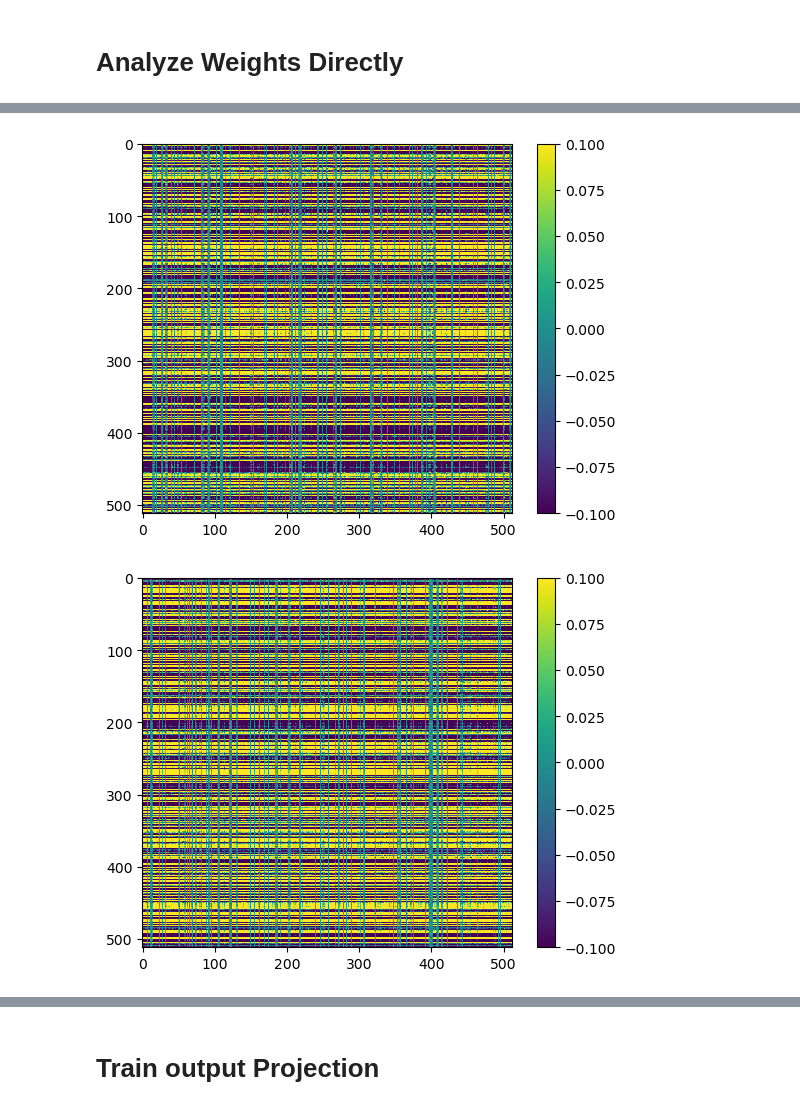
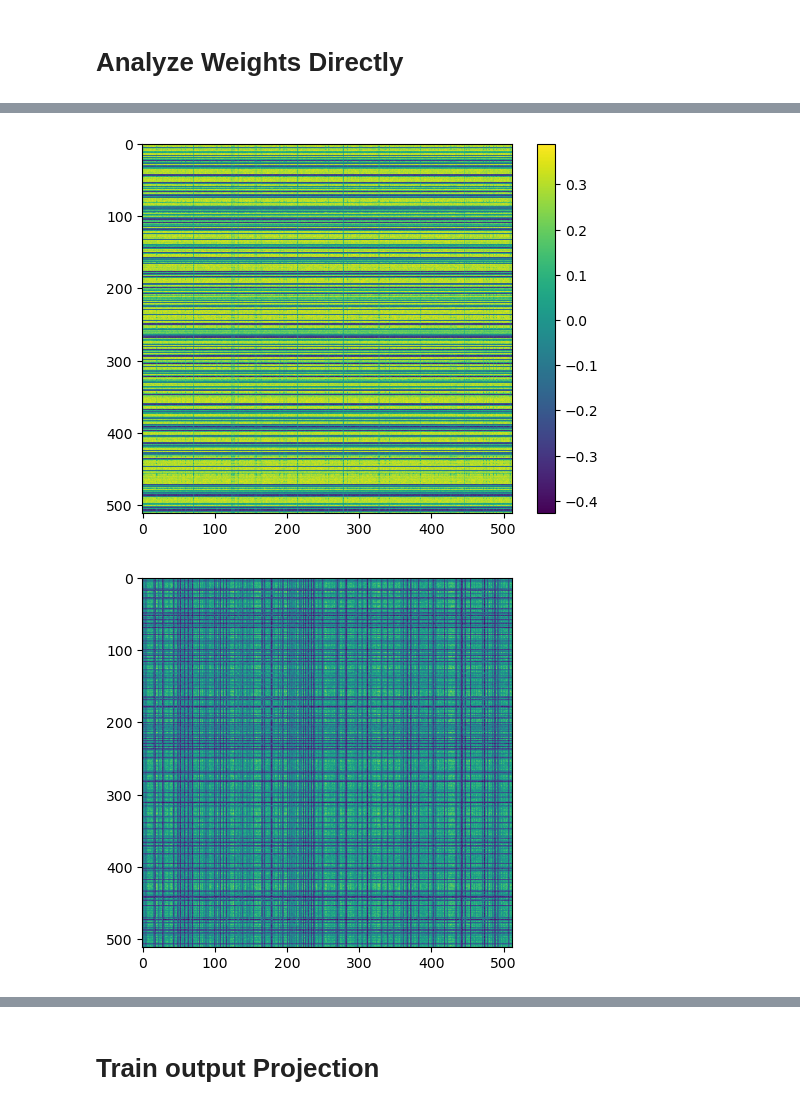
Before and after one commit to largraf/EchoSpike, a Jupyter notebook: main.ipynb, the cells around one changed output, grey strips where cells are left out. Cells and saved outputs as stored; diff of their text form; code cells hidden in the pictures.

```diff
--- a/main.ipynb
+++ b/main.ipynb
@@ -2,29 +2,29 @@
 # SNN-CLAPP
 # %%
 import matplotlib.pyplot as plt
-from utils import load_NMNIST, train, test
+from utils import load_NMNIST, load_PMNIST, train, test
 from model import CLAPP_SNN
 import numpy as np
 import torch
-
 device = 'cpu'
 epochs = 1
 batch_size = 1
-n_inputs = 34 * 34 * 2
-n_hidden = 3 * [512]
+n_inputs = 28*28 #34 * 34 * 2
+n_hidden = 2 * [512]
 n_outputs = 10
+model_id = 0
 # %% [markdown]
 ## Dataset
 N-MNIST
 # %%
-n_time_bins = 6
-train_loader, test_loader = load_NMNIST(n_time_bins, batch_size=batch_size)
+n_time_bins = 4
+train_loader, test_loader = load_PMNIST(n_time_bins, scale=0.9) #load_NMNIST(n_time_bins, batch_size=batch_size)
 
 # Plot Example
 frames, target = next(iter(train_loader))
-print(frames.shape)
+print(frames.shape, target)
 for i in range(n_time_bins):
     plt.figure()
-    plt.imshow(frames[0,i,0])
-frames, target = next(iter(train_loader))
+    plt.imshow(frames[0,i].view(28,28), cmap='gray')
+    plt.colorbar()
 # %% [output]
@@ -40,11 +37,10 @@ torch.Size([1, 6, 2, 34, 34])
 ## Training
 # %%
 
-SNN = CLAPP_SNN(n_inputs, n_hidden, n_outputs, n_time_bins).to(device)
-loss_hist, mem_history, target_list = train(SNN, train_loader, epochs, device)
-plt.plot(loss_hist)
+SNN = CLAPP_SNN(n_inputs, n_hidden, n_outputs).to(device)
+loss_hist, target_list, clapp_loss_hist = train(SNN, train_loader, epochs, device)
+plt.plot(loss_hist, label='prediction loss')
+plt.plot(clapp_loss_hist, label='CLAPP loss')
+plt.legend()
 plt.show()
-correct, clapp_activation, target_list = test(SNN, test_loader, device)
-print(correct)
-print('Accuracy:', sum(correct)/10000)
 # %% [output]
@@ -58,7 +67,7 @@ for i in range(1, len(SNN.clapp)):
 
 for i in range(len(SNN.clapp)):
     plt.figure()
-    plt.imshow(SNN.clapp[i].fc.weight.detach(), vmax=1e-1, vmin=-1e-1)
+    plt.imshow(SNN.clapp[i].fc.weight.detach())
     plt.colorbar()
 plt.figure()
 plt.imshow(SNN.clapp[0].retro.weight.detach())
@@ -66,5 +75,5 @@ plt.show()
 for lay in layers:
     for i in range(100, 103):
         plt.figure()
-        plt.imshow(lay[i].view(2, 34, 34).detach()[0])
+        plt.imshow(lay[i].view(28, 28).detach())
 # %% [output]
@@ -72,2 +81,2 @@ for lay in layers:
-[figure, old version]
+[figure, new version]
-[figure, old version]
+[figure, new version]
```
Also changed, not shown: parts of 10 cells of this notebook, 6 other files.
